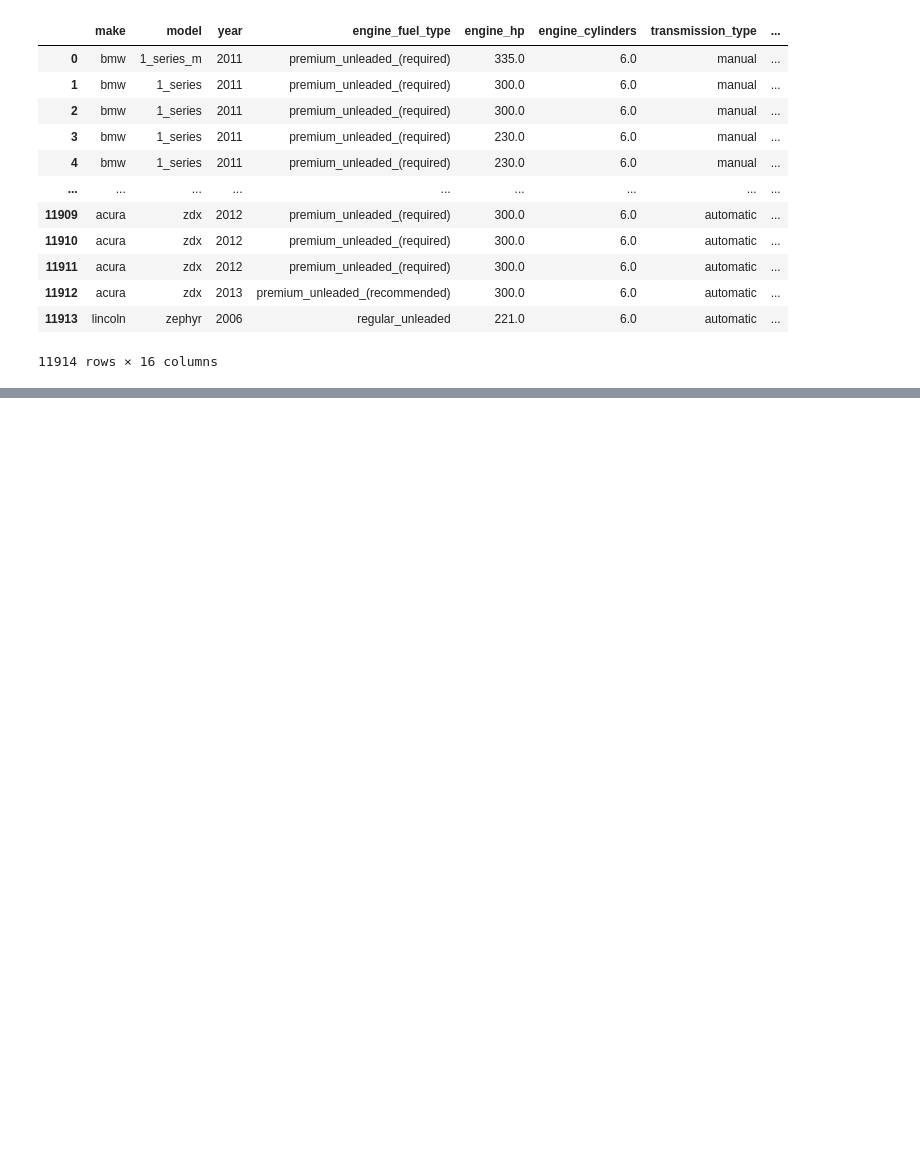
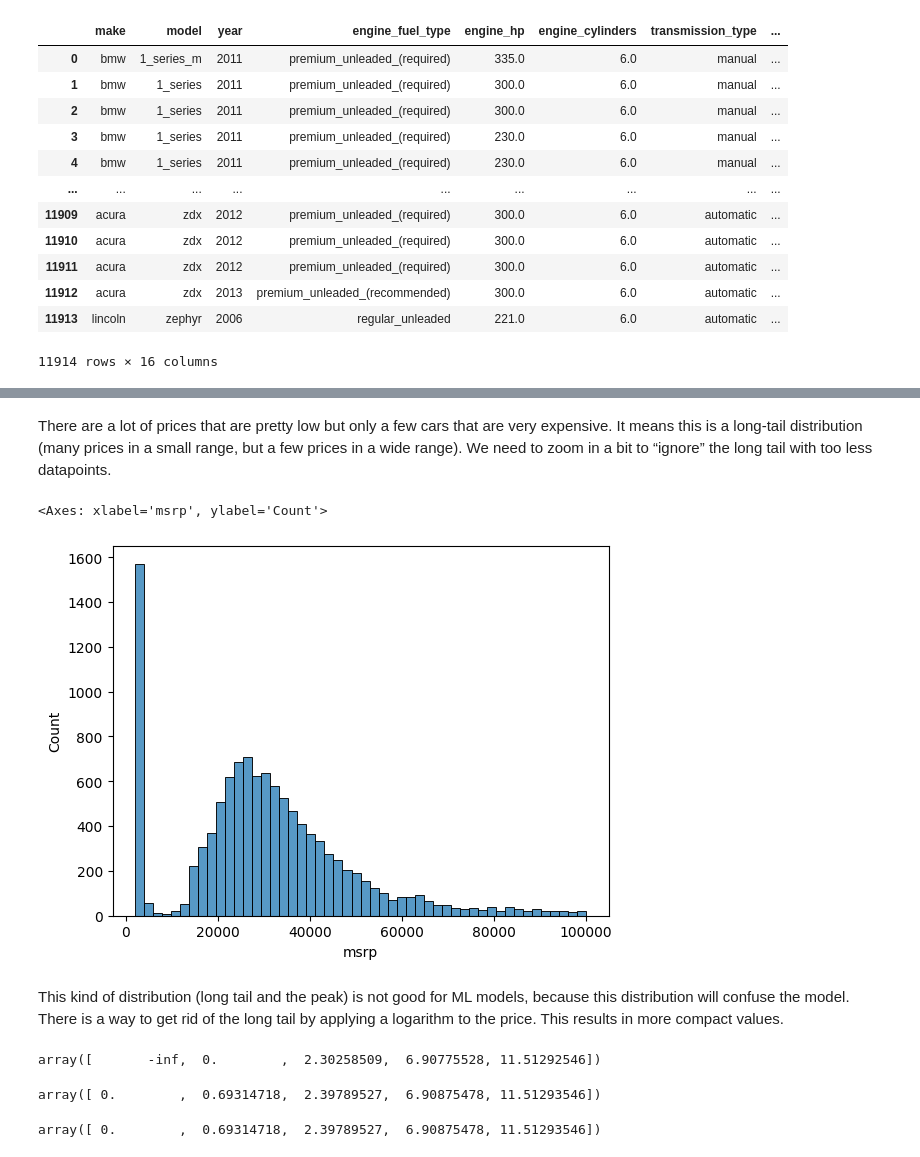
Before and after one commit to piouspradhan/machine-learning-zoomcamp, a Jupyter notebook: 02-regression/notebook.ipynb, the cells around one changed output, grey strips where cells are left out. Drawn from its saved outputs; the diff is of its cells as text; code cells hidden in the pictures; blank space fills up the shorter version.

```diff
--- a/02-regression/notebook.ipynb
+++ b/02-regression/notebook.ipynb
@@ -134,0 +307,23 @@ df
+# %% [markdown]
+There are a lot of prices that are pretty low but only a few cars that are very expensive. It means this is a long-tail distribution (many prices in a small range, but a few prices in a wide range). We need to zoom in a bit to “ignore” the long tail with too less datapoints.
+# %%
+sns.histplot(df.msrp[df.msrp < 100000], bins=50)
+# %% [output]
+<Axes: xlabel='msrp', ylabel='Count'>
+[figure, added]
+# %% [markdown]
+This kind of distribution (long tail and the peak) is not good for ML models, because this distribution will confuse the model. There is a way to get rid of the long tail by applying a logarithm to the price. This results in more compact values.
+# %%
+# Log can't be applied to 0, so 1 is added to all values to remove error
+np.log([0,1,10,1000,100000])
+# %% [output]
+array([       -inf,  0.        ,  2.30258509,  6.90775528, 11.51292546])
+# %%
+np.log([0+1,1+1,10+1,1000+1,100000+1])
+# %% [output]
+array([ 0.        ,  0.69314718,  2.39789527,  6.90875478, 11.51293546])
+# %%
+# Built-in function that adds 1 before finding log
+np.log1p([0,1,10,1000,100000])
+# %% [output]
+array([ 0.        ,  0.69314718,  2.39789527,  6.90875478, 11.51293546])
```
Also changed, not shown: parts of 160 cells of this notebook, 3 other files.
